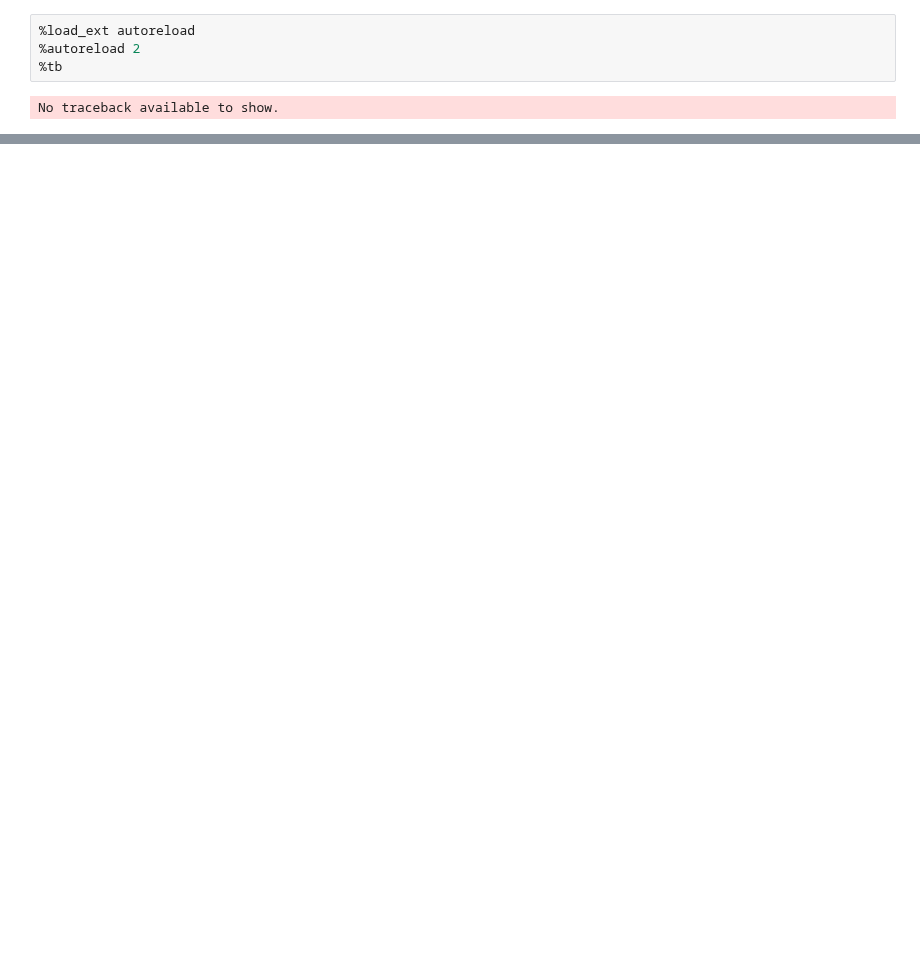
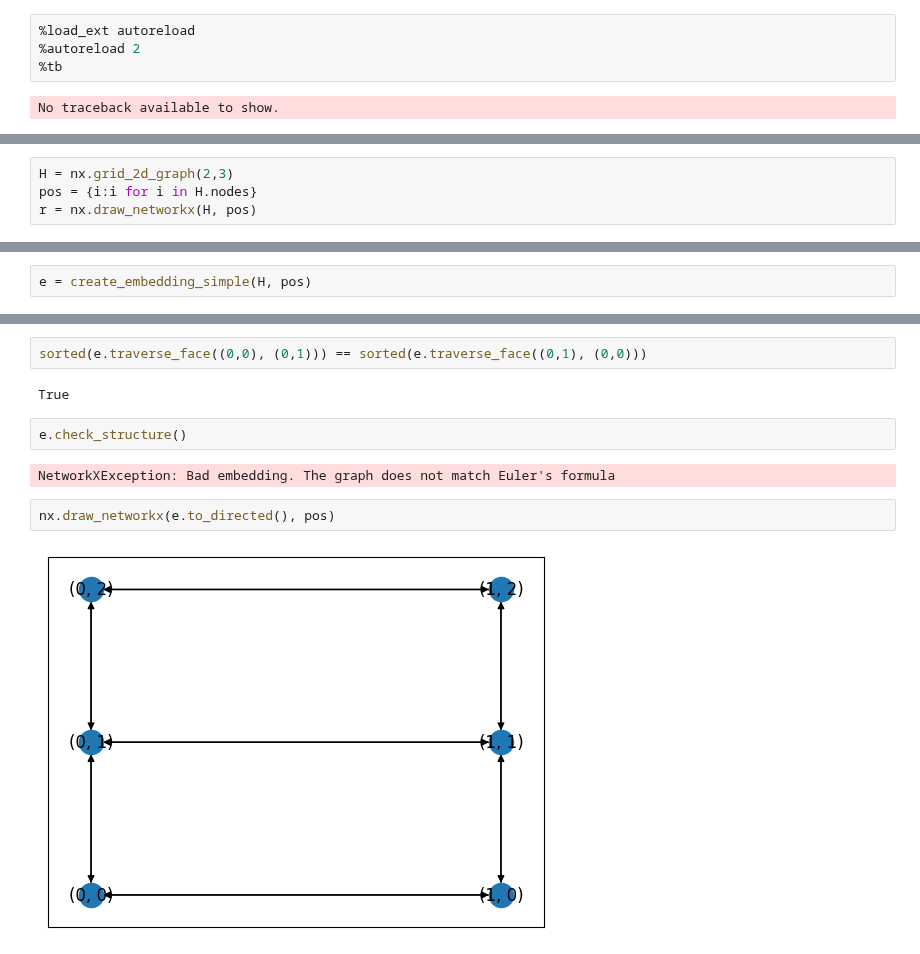
Before and after one commit to juliet29/graph2plan, a Jupyter notebook: notebooks/01_dcel.ipynb, the cells around one changed output, grey strips where cells are left out. Cells and saved outputs as stored; diff of their text form; blank space fills up the shorter version.

Commit message:
rewrite create embedding code - still have structure issue

```diff
--- a/notebooks/01_dcel.ipynb
+++ b/notebooks/01_dcel.ipynb
@@ -119,0 +45,4 @@ PG.traverse_face(1,2)
+# %%
+H = nx.grid_2d_graph(2,3)
+pos = {i:i for i in H.nodes}
+r = nx.draw_networkx(H, pos)
@@ -119,0 +51,2 @@ PG.traverse_face(1,2)
+# %%
+e = create_embedding_simple(H, pos)
@@ -119,0 +129,12 @@ PG.traverse_face(1,2)
+# %%
+sorted(e.traverse_face((0,0), (0,1))) == sorted(e.traverse_face((0,1), (0,0)))
+# %% [output]
+True
+# %%
+e.check_structure()
+# %% [output]
+NetworkXException: Bad embedding. The graph does not match Euler's formula
+# %%
+nx.draw_networkx(e.to_directed(), pos)
+# %% [output]
+[figure, added]
```
Also changed, not shown: parts of 46 cells of this notebook, 8 other files.
